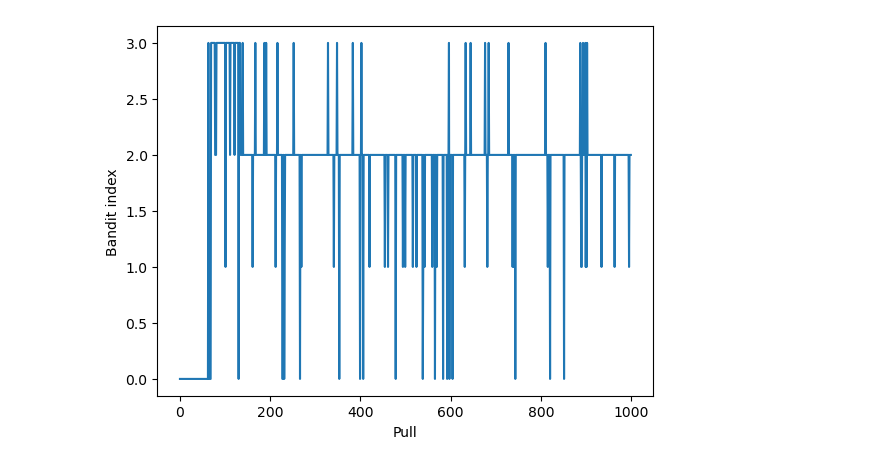
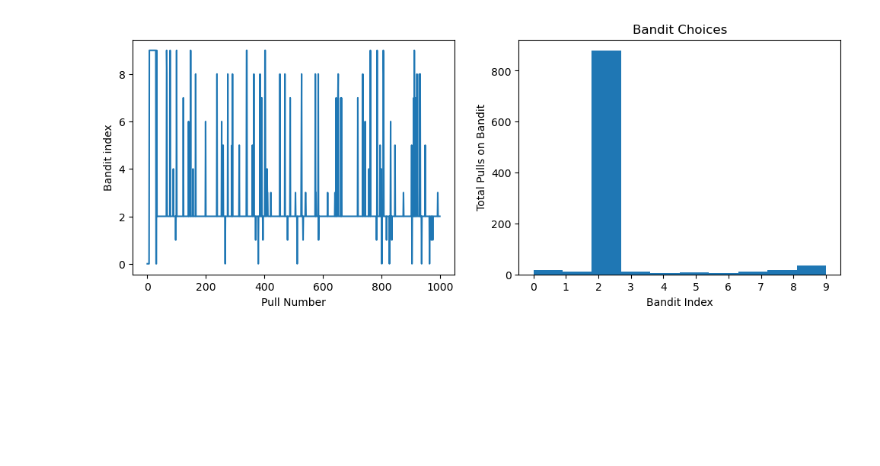
Before and after one commit to ursinus-cs477-f2023/CoursePage, a Jupyter notebook: ClassExercises/Week1_Bandit/BanditNotes.ipynb, the cells around one changed output. Drawn from its saved outputs; the diff is of its cells as text; code cells hidden in the pictures; blank space fills up the shorter version.

Commit message:
Finalizing multi-armed bandit notes

```diff
--- a/ClassExercises/Week1_Bandit/BanditNotes.ipynb
+++ b/ClassExercises/Week1_Bandit/BanditNotes.ipynb
@@ -39,8 +53,8 @@ class Bandit:
     def __repr__(self):
         return "Bandit seed {}, Max Payout {:.3f}".format(self.seed, self.mx)
 
-# Setup a list of 4 bandits and print them out
-bandits = [Bandit(i*2) for i in range(4)]
+# Setup a list of 10 bandits and print them out
+bandits = [Bandit(i*2) for i in range(10)]
 for b in bandits:
     print(b)
 results = {}
@@ -66,17 +108,26 @@ Let's write some code to execute this strategy on some list of bandits for some
 # %%
-def epsilon_greedy(bandits, total_pulls, eps):
+def learn_bandit(bandits, total_pulls, eps_fn, alpha_fn=lambda n: 1/n, bias=0):
     """
+    A general purpose method for learning policies for the multi-armed bandit problem
+
     Parameters
     ----------
     bandits: list of Bandit
         The bandits that we can pull on
     total_pulls: int
         Number of pulls to execute
-    eps: float in [0, 1]
-        Every eps proportion of pulls, on average, I choose a random one to pull.
-        Otherwise, I pull the one that has the greatest *average* payout
-        Ex) eps = 0.1, I'll explore 10% of the time, exploit the
-        one I think is the best 90% of the time
+    eps_fn: float OR method pull -> pull probability
+        The probability that we will explore at a particular pull
+        or exploit at a particular pull, where pull is the number pull we're on.
+        * If a float is passed along, this is a constant, and we refer to this
+        as an "epsilon_greedy" strategy
+        * If a method is passed along, then this can vary as additional pulls happen
+    alpha_fn: method pull_num -> float
+        A method that gives us "step size" or "learning rate" when integrating a new
+        pull's reward into our value estimate.  If we're taking an average of all pulls on
+        that machine over time, this will simply be 1/pull_num.
+    bias: float
+        The amount of bias to add to the initial estimate of each average value
 
     Returns
     -------
@@ -85,38 +136,71 @@ def epsilon_greedy(bandits, total_pulls, eps):
     choices: ndarray(total_pulls, dtype=int)
         The index of the bandit chosen at each pull over time
     """
+    from types import FunctionType
+    if not isinstance(eps_fn, FunctionType):
+        # If the user passed along a constant for the eps_fn, wrap
+        # a method around it that always returns that constant
+        eps = 1.0*eps_fn
+        eps_fn = lambda x: eps
+
+    if not isinstance(alpha_fn, FunctionType):
+        # If the user passed along a constant for the alpha_fn, wrap
+        # a method around it that always returns that constant
+        alpha = 1.0*alpha_fn
+        alpha_fn = lambda x: alpha
+
     n_bandits = len(bandits)
     total_reward = 0
-    pulls   = np.zeros(n_bandits)   # Create an array of all 0's which stores how many pulls are taken at each bandit
-    payouts = np.zeros(n_bandits)   # Create an array of all 0's which stores the payout of each bandit so far
-    choices = np.zeros(total_pulls) # Create an array of all 0's stores the index of the bandit chosen at each pull
+    # Create an array of all 0's which stores how many pulls have been taken at each bandit
+    pull_nums = np.zeros(n_bandits)
+    # Create an array of all 0's which stores the average payout of each bandit so far,
+    # which we consider our "value estimate" of that bandit
+    values = np.zeros(n_bandits)
+    # Create an array of all 0's stores the index of the bandit chosen at each pull
+    choices = np.zeros(total_pulls)
+
+    # If there's a bias, pretend every bandit had one pull with this amount when
+    # we start out
+    if bias > 0:
+        pull_nums[:] = 1
+        values[:] = bias
+
     for pull in range(total_pulls):
         ## Step 1: Choose which bandit to pull
         dart = np.random.rand() # Choose number in [0, 1]
-        if dart <= eps:
-            # If this number is in [0, eps], choose a random bandit
+        if dart <= eps_fn(pull):
+            # If this number is in [0, eps_fn(pull)], choose a random bandit
             idx = np.random.randint(n_bandits)
         else:
             # Otherwise, choose bandit which has maximum avg payout so far
-            denom = np.array(pulls)
-            denom[denom == 0] = 1 # Avoid divide by 0
-            avgs = payouts / denom
-            idx = np.argmax(avgs) #
+            idx = np.argmax(values)
 
-        ## Step 2: Pull the bandit that we intend to pull, increment the number of pulls
-        ## for that bandit, and accumulate the reward for that bandit and for our total
-        reward = bandits[idx].pull()
-        total_reward += reward
-        pulls[idx] += 1
-        payouts[idx] += reward
+        ## Step 2: Pull the bandit that we intend to pull, and update our
+        ## value estimate for that bandit
+        this_pull = bandits[idx].pull()
+        total_reward += this_pull
+        pull_nums[idx] += 1
+        # Our update equation: value = value + alpha*(this_pull - value)
+        values[idx] = values[idx] + alpha_fn(pull_nums[idx])*(this_pull - values[idx])
         choices[pull] = idx
 
     return total_reward, choices
 
 
-total_reward, choices = epsilon_greedy(bandits, total_pulls=1000, eps=0.1)
+# We'll start by trying an "epsilon-greedy" strategy with a fixed epsilon of 0.1
+plt.figure(figsize=(12, 4))
+np.random.seed(0)
+total_reward, choices = learn_bandit(bandits, total_pulls=1000, eps_fn=0.1)
 print(total_reward)
+
+plt.subplot(121)
 plt.plot(choices)
-plt.xlabel("Pull")
+plt.xlabel("Pull Number")
 plt.ylabel("Bandit index")
+plt.subplot(122)
+plt.hist(choices)
+plt.xticks(np.arange(len(bandits)))
+plt.xlabel("Bandit Index")
+plt.ylabel("Total Pulls on Bandit")
+plt.title("Bandit Choices")
 # %% [output]
@@ -125,2 +209,2 @@ Text(0, 0.5, 'Bandit index')
-[figure, old version]
+[figure, new version]
 # %% [markdown]
```
Also changed, not shown: parts of 28 cells of this notebook, 29 other files.
